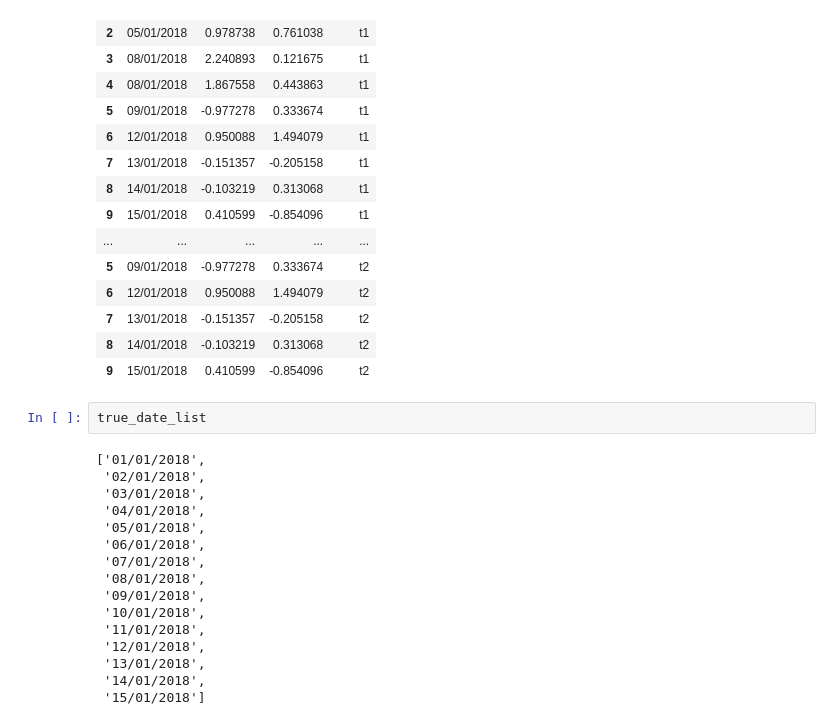
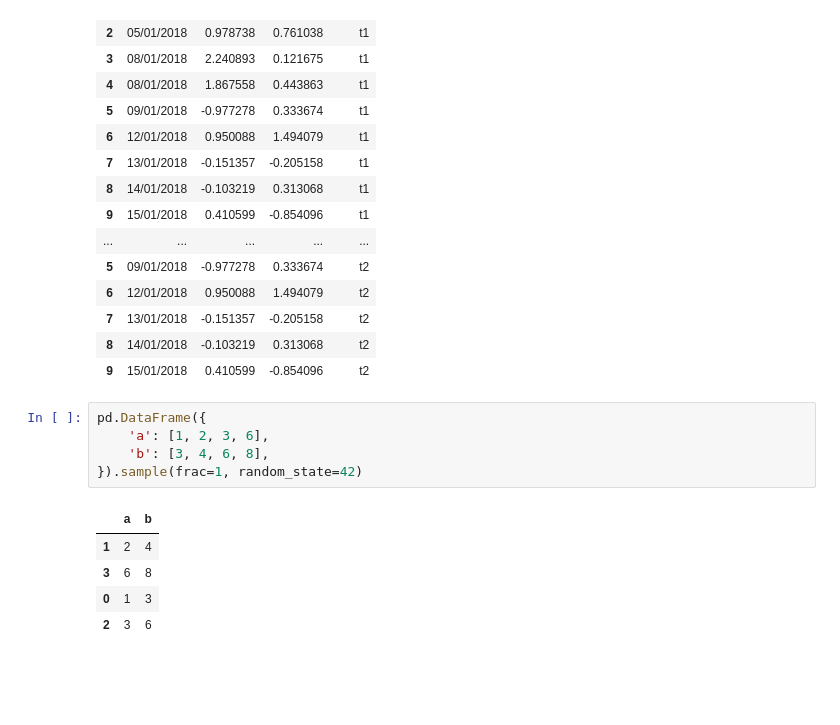
Before and after one commit to pirmil/A, a Jupyter notebook: sentence_embeddings.ipynb, the cells around one changed output. Cells and saved outputs as stored; diff of their text form; blank space fills up the shorter version.

```diff
--- a/sentence_embeddings.ipynb
+++ b/sentence_embeddings.ipynb
@@ -209,21 +183,14 @@ embeddings_inter.sample(frac=1).sort_values(['ticker', 'date'])
 | 7 | 13/01/2018 | -0.151357 | -0.205158 | t2 |
 | 8 | 14/01/2018 | -0.103219 | 0.313068 | t2 |
 | 9 | 15/01/2018 | 0.410599 | -0.854096 | t2 |
-# %%
-true_date_list
-# %% [output]
-['01/01/2018',
- '02/01/2018',
- '03/01/2018',
- '04/01/2018',
- '05/01/2018',
- '06/01/2018',
- '07/01/2018',
- '08/01/2018',
- '09/01/2018',
- '10/01/2018',
- '11/01/2018',
- '12/01/2018',
- '13/01/2018',
- '14/01/2018',
- '15/01/2018']
+# %%
+pd.DataFrame({
+    'a': [1, 2, 3, 6],
+    'b': [3, 4, 6, 8],
+}).sample(frac=1, random_state=42)
+# %% [output]
+|  | a | b |
+| 1 | 2 | 4 |
+| 3 | 6 | 8 |
+| 0 | 1 | 3 |
+| 2 | 3 | 6 |
```
Also changed, not shown: parts of 8 cells of this notebook, 1 other file.
